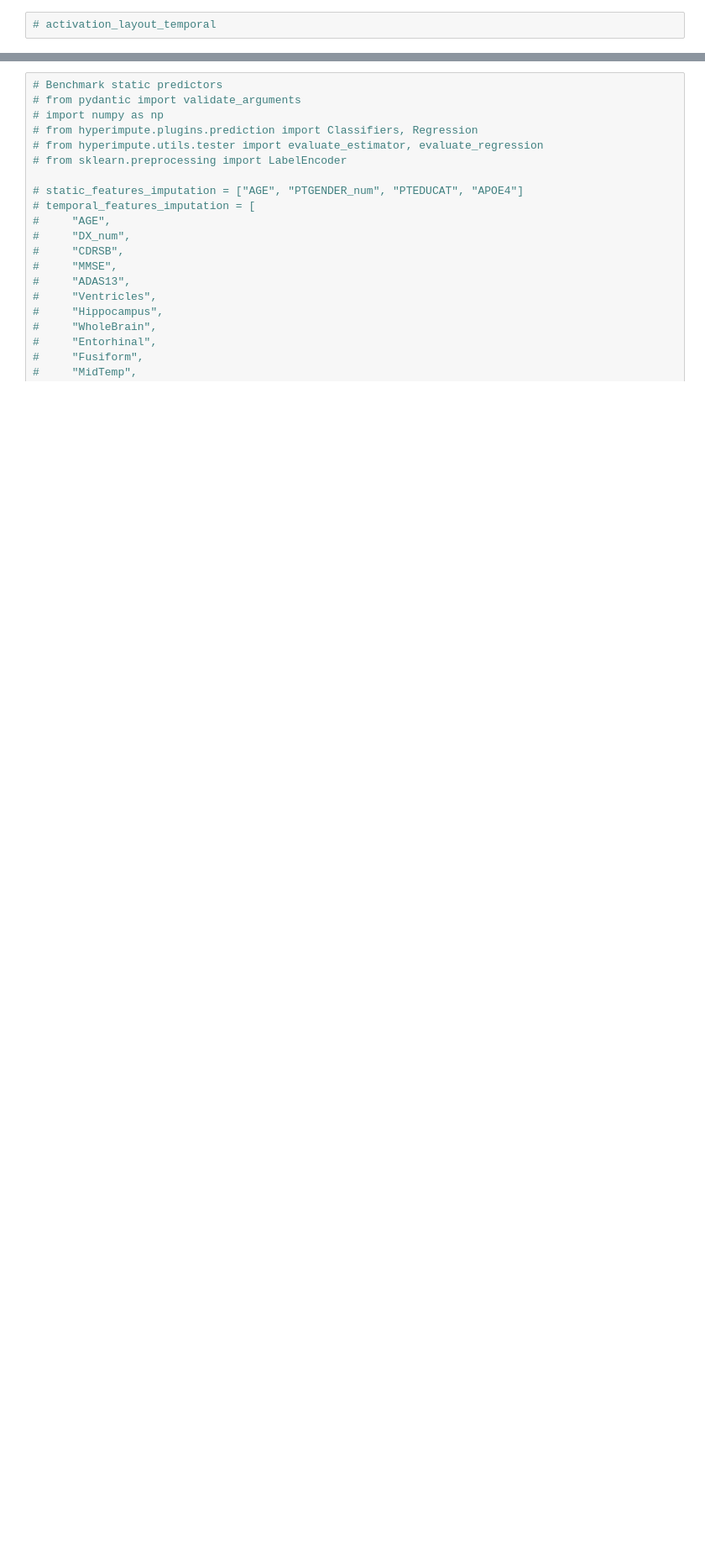
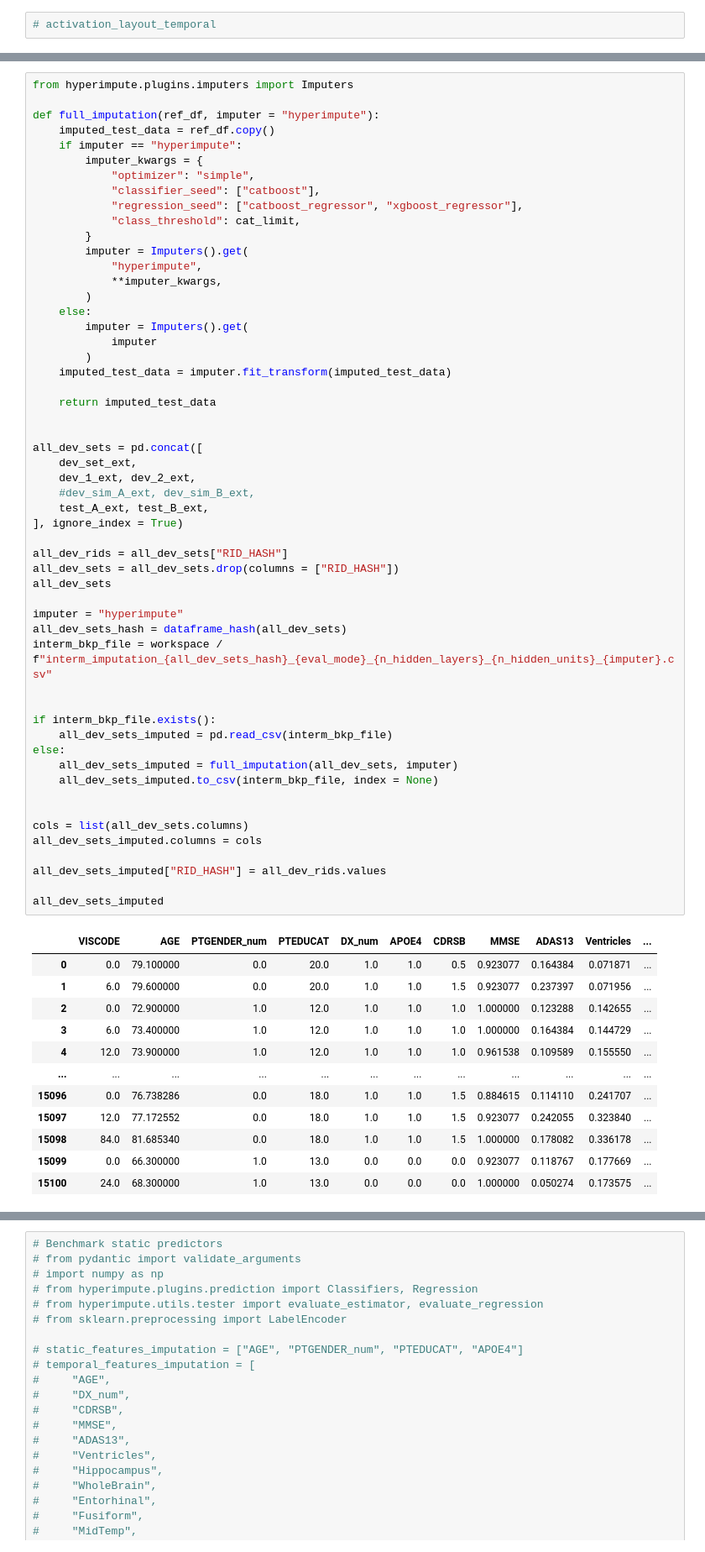
Before and after one commit to bcebere/genentech-404-challenge, a Jupyter notebook: explore_score_take7.ipynb, the cells around one changed output, grey strips where cells are left out. Shown at 84% size. Drawn from its saved outputs; the diff is of its cells as text; blank space fills up the shorter version.

```diff
--- a/explore_score_take7.ipynb
+++ b/explore_score_take7.ipynb
@@ -1004,0 +918,67 @@ predictions
+# %%
+from hyperimpute.plugins.imputers import Imputers
+
+def full_imputation(ref_df, imputer = "hyperimpute"):
+    imputed_test_data = ref_df.copy()
+    if imputer == "hyperimpute":
+        imputer_kwargs = {
+            "optimizer": "simple",
+            "classifier_seed": ["catboost"],
+            "regression_seed": ["catboost_regressor", "xgboost_regressor"],
+            "class_threshold": cat_limit,
+        }
+        imputer = Imputers().get(
+            "hyperimpute",
+            **imputer_kwargs,
+        )
+    else:
+        imputer = Imputers().get(
+            imputer
+        )
+    imputed_test_data = imputer.fit_transform(imputed_test_data)
+
+    return imputed_test_data
+
+
+all_dev_sets = pd.concat([
+    dev_set_ext,
+    dev_1_ext, dev_2_ext,
+    #dev_sim_A_ext, dev_sim_B_ext,
+    test_A_ext, test_B_ext,
+], ignore_index = True)
+
+all_dev_rids = all_dev_sets["RID_HASH"]
+all_dev_sets = all_dev_sets.drop(columns = ["RID_HASH"])
+all_dev_sets
+
+imputer = "hyperimpute"
+all_dev_sets_hash = dataframe_hash(all_dev_sets)
+interm_bkp_file = workspace / f"interm_imputation_{all_dev_sets_hash}_{eval_mode}_{n_hidden_layers}_{n_hidden_units}_{imputer}.csv"
+
+
+if interm_bkp_file.exists():
+    all_dev_sets_imputed = pd.read_csv(interm_bkp_file)
+else:
+    all_dev_sets_imputed = full_imputation(all_dev_sets, imputer)
+    all_dev_sets_imputed.to_csv(interm_bkp_file, index = None)
+
+
+cols = list(all_dev_sets.columns)
+all_dev_sets_imputed.columns = cols
+
+all_dev_sets_imputed["RID_HASH"] = all_dev_rids.values
+
+all_dev_sets_imputed
+# %% [output]
+|  | VISCODE | AGE | PTGENDER_num | PTEDUCAT | DX_num | APOE4 | CDRSB | MMSE | ADAS13 | Ventricles | ... |
+| 0 | 0.0 | 79.100000 | 0.0 | 20.0 | 1.0 | 1.0 | 0.5 | 0.923077 | 0.164384 | 0.071871 | ... |
+| 1 | 6.0 | 79.600000 | 0.0 | 20.0 | 1.0 | 1.0 | 1.5 | 0.923077 | 0.237397 | 0.071956 | ... |
+| 2 | 0.0 | 72.900000 | 1.0 | 12.0 | 1.0 | 1.0 | 1.0 | 1.000000 | 0.123288 | 0.142655 | ... |
+| 3 | 6.0 | 73.400000 | 1.0 | 12.0 | 1.0 | 1.0 | 1.0 | 1.000000 | 0.164384 | 0.144729 | ... |
+| 4 | 12.0 | 73.900000 | 1.0 | 12.0 | 1.0 | 1.0 | 1.0 | 0.961538 | 0.109589 | 0.155550 | ... |
+| ... | ... | ... | ... | ... | ... | ... | ... | ... | ... | ... | ... |
+| 15096 | 0.0 | 76.738286 | 0.0 | 18.0 | 1.0 | 1.0 | 1.5 | 0.884615 | 0.114110 | 0.241707 | ... |
+| 15097 | 12.0 | 77.172552 | 0.0 | 18.0 | 1.0 | 1.0 | 1.5 | 0.923077 | 0.242055 | 0.323840 | ... |
+| 15098 | 84.0 | 81.685340 | 0.0 | 18.0 | 1.0 | 1.0 | 1.5 | 1.000000 | 0.178082 | 0.336178 | ... |
+| 15099 | 0.0 | 66.300000 | 1.0 | 13.0 | 0.0 | 0.0 | 0.0 | 0.923077 | 0.118767 | 0.177669 | ... |
+| 15100 | 24.0 | 68.300000 | 1.0 | 13.0 | 0.0 | 0.0 | 0.0 | 1.000000 | 0.050274 | 0.173575 | ... |
```
Also changed, not shown: parts of 42 cells of this notebook.
